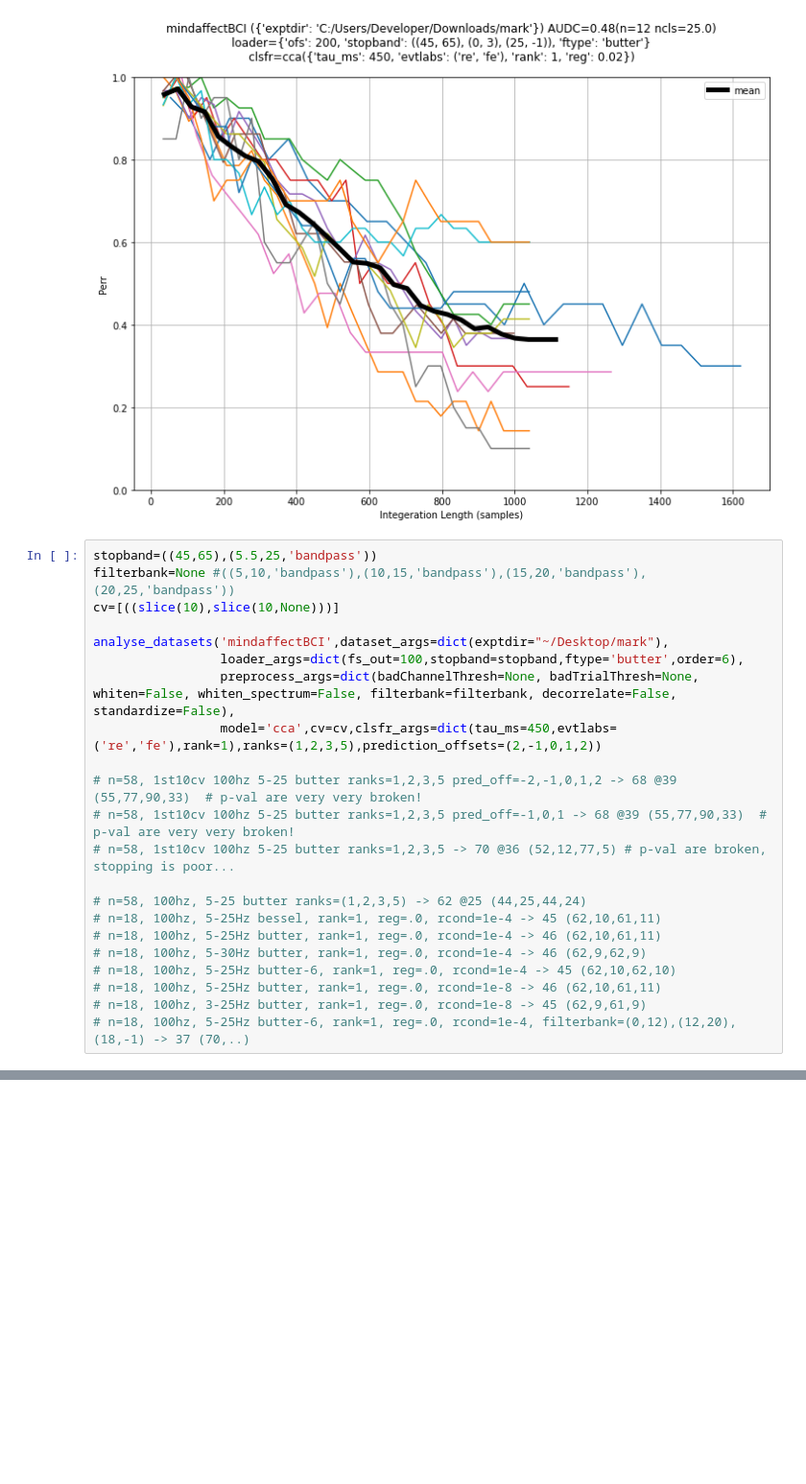
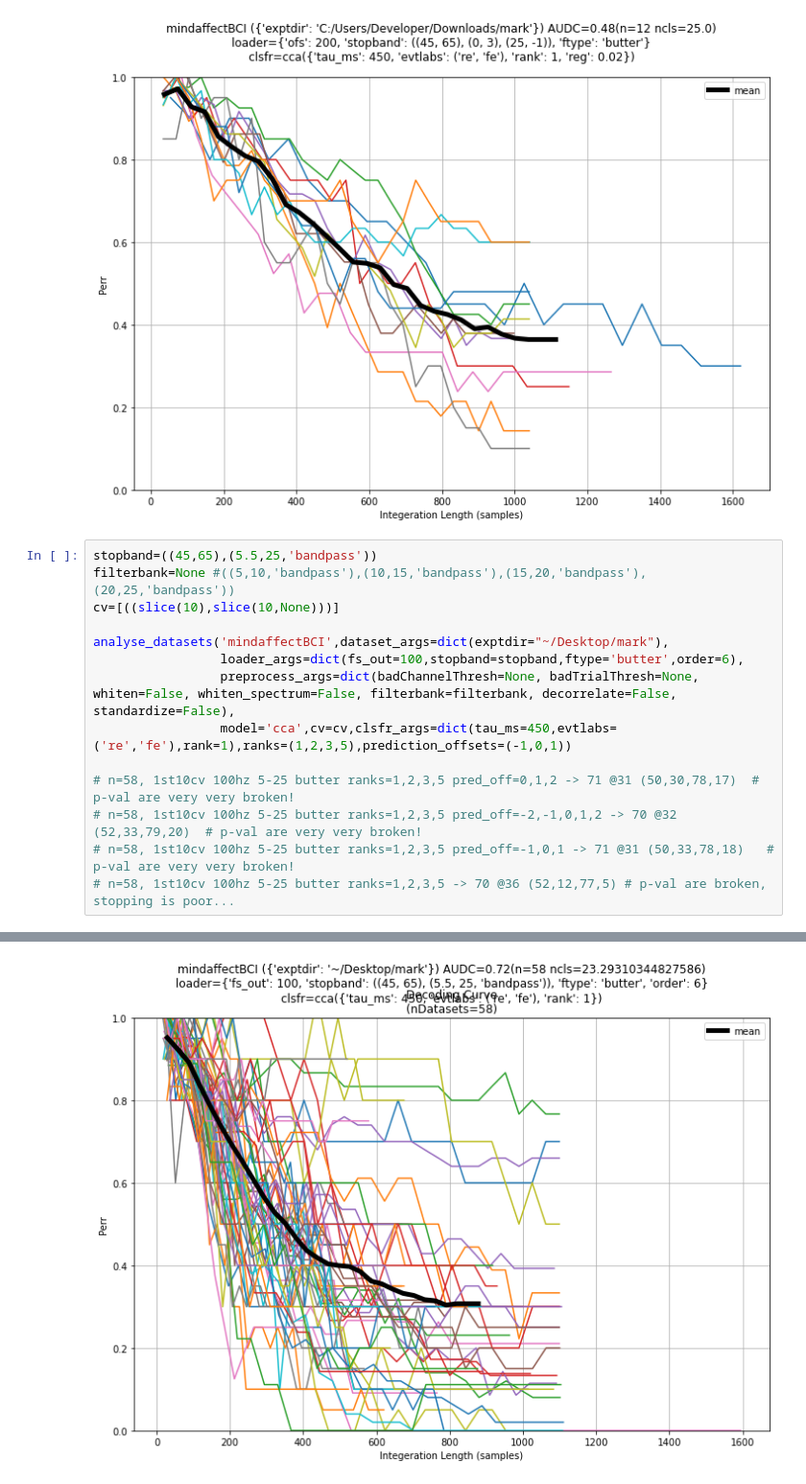
Before and after one commit to mindaffect/pymindaffectBCI, a Jupyter notebook: mindaffectBCI/decoder/analyse_datasets.ipynb, the cells around one changed output, grey strips where cells are left out. Shown at 96% size. Saved outputs shown, nothing was run; the diff lists cells and outputs as text; blank space fills up the shorter version.

Commit message:
multiple model aware decoding curves

```diff
--- a/mindaffectBCI/decoder/analyse_datasets.ipynb
+++ b/mindaffectBCI/decoder/analyse_datasets.ipynb
@@ -380,20 +380,12 @@ cv=[((slice(10),slice(10,None)))]
 analyse_datasets('mindaffectBCI',dataset_args=dict(exptdir="~/Desktop/mark"),
                  loader_args=dict(fs_out=100,stopband=stopband,ftype='butter',order=6),
                  preprocess_args=dict(badChannelThresh=None, badTrialThresh=None, whiten=False, whiten_spectrum=False, filterbank=filterbank, decorrelate=False, standardize=False),
-                 model='cca',cv=cv,clsfr_args=dict(tau_ms=450,evtlabs=('re','fe'),rank=1),ranks=(1,2,3,5),prediction_offsets=(2,-1,0,1,2))
+                 model='cca',cv=cv,clsfr_args=dict(tau_ms=450,evtlabs=('re','fe'),rank=1),ranks=(1,2,3,5),prediction_offsets=(-1,0,1))
 
-# n=58, 1st10cv 100hz 5-25 butter ranks=1,2,3,5 pred_off=-2,-1,0,1,2 -> 68 @39 (55,77,90,33)  # p-val are very very broken!
-# n=58, 1st10cv 100hz 5-25 butter ranks=1,2,3,5 pred_off=-1,0,1 -> 68 @39 (55,77,90,33)  # p-val are very very broken!
+# n=58, 1st10cv 100hz 5-25 butter ranks=1,2,3,5 pred_off=0,1,2 -> 71 @31 (50,30,78,17)  # p-val are very very broken!
+# n=58, 1st10cv 100hz 5-25 butter ranks=1,2,3,5 pred_off=-2,-1,0,1,2 -> 70 @32 (52,33,79,20)  # p-val are very very broken!
+# n=58, 1st10cv 100hz 5-25 butter ranks=1,2,3,5 pred_off=-1,0,1 -> 71 @31 (50,33,78,18)   # p-val are very very broken!
 # n=58, 1st10cv 100hz 5-25 butter ranks=1,2,3,5 -> 70 @36 (52,12,77,5) # p-val are broken, stopping is poor...
-
-# n=58, 100hz, 5-25 butter ranks=(1,2,3,5) -> 62 @25 (44,25,44,24)
-# n=18, 100hz, 5-25Hz bessel, rank=1, reg=.0, rcond=1e-4 -> 45 (62,10,61,11)
-# n=18, 100hz, 5-25Hz butter, rank=1, reg=.0, rcond=1e-4 -> 46 (62,10,61,11)
-# n=18, 100hz, 5-30Hz butter, rank=1, reg=.0, rcond=1e-4 -> 46 (62,9,62,9)
-# n=18, 100hz, 5-25Hz butter-6, rank=1, reg=.0, rcond=1e-4 -> 45 (62,10,62,10)
-# n=18, 100hz, 5-25Hz butter, rank=1, reg=.0, rcond=1e-8 -> 46 (62,10,61,11)
-# n=18, 100hz, 3-25Hz butter, rank=1, reg=.0, rcond=1e-8 -> 45 (62,9,61,9)
-# n=18, 100hz, 5-25Hz butter-6, rank=1, reg=.0, rcond=1e-4, filterbank=(0,12),(12,20),(18,-1) -> 37 (70,..)
 # %% [output]
 0) C:\Users\Developer/Desktop/mark\mindaffectBCI_brainflow_200911_1229_90cal.txt
 Loading C:\Users\Developer/Desktop/mark\mindaffectBCI_brainflow_200911_1229_90cal.txt
@@ -414,0 +424 @@ Rank score: 1=0.290, 2=0.276, 3=0.246, 5=0.226 -> best=1
+[figure, added]
```
Also changed, not shown: parts of 1 cell of this notebook, 6 other files.
